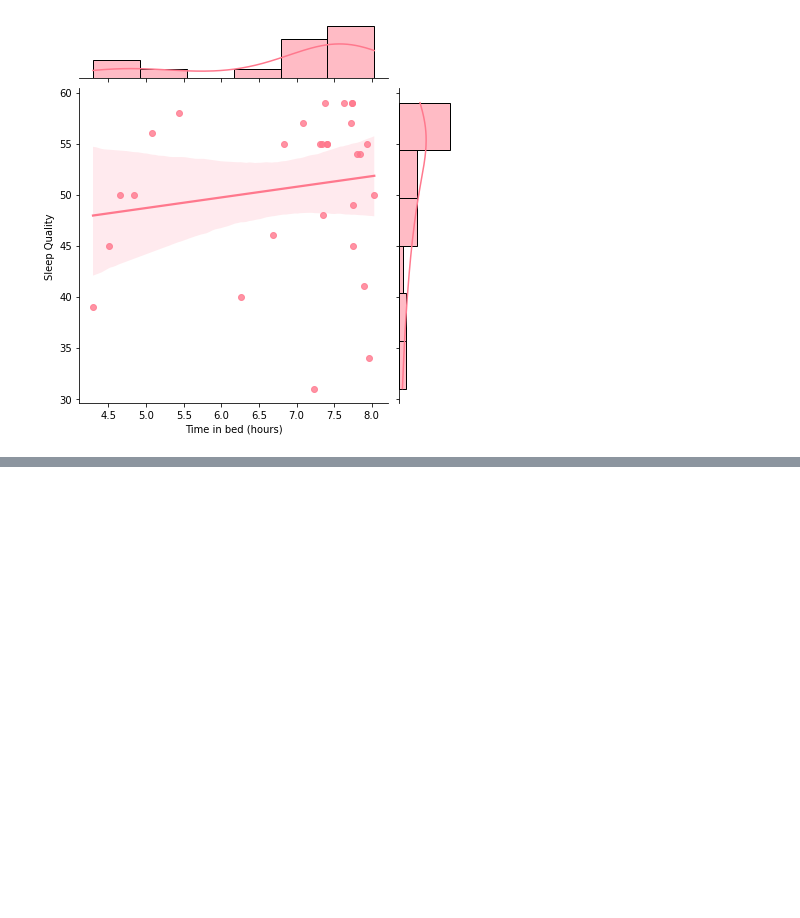
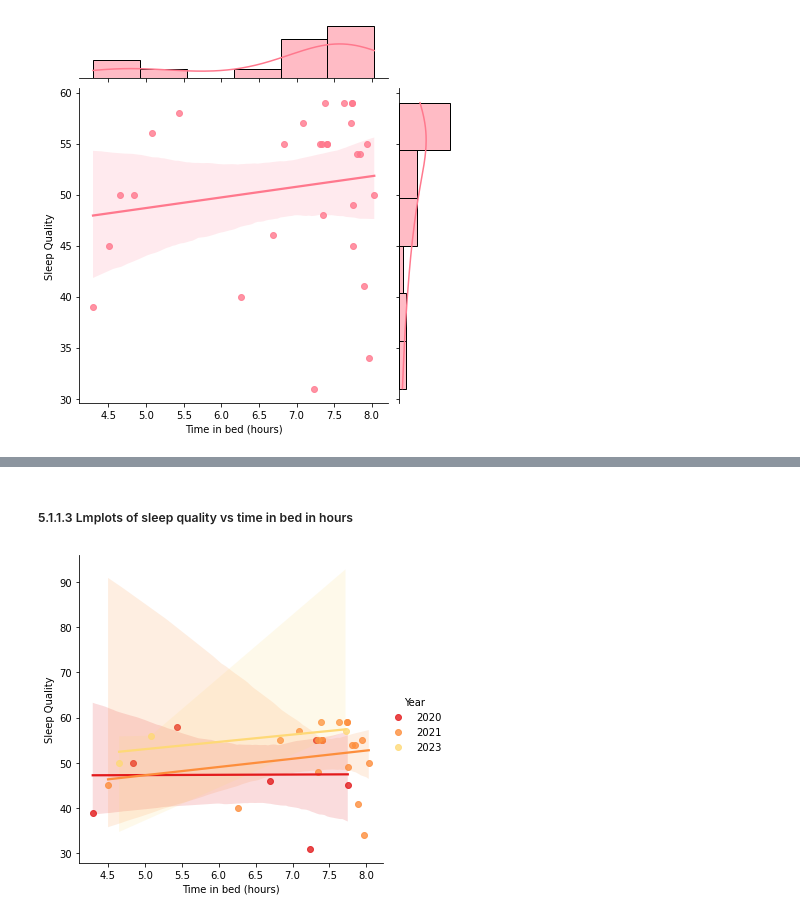
Before and after one commit to JRamirex/SleepCycleAnalyzer, a Jupyter notebook: SleepAnalyzer.ipynb, the cells around one changed output, grey strips where cells are left out. Saved outputs shown, nothing was run; the diff lists cells and outputs as text; code cells hidden in the pictures; blank space fills up the shorter version.

```diff
--- a/SleepAnalyzer.ipynb
+++ b/SleepAnalyzer.ipynb
@@ -481,0 +482,8 @@ plt.show()
+# %% [markdown]
+##### 5.1.1.3 Lmplots of sleep quality vs time in bed in hours
+# %%
+# Lmplot
+sns.lmplot(data = worstSleep, x='Time in bed (hours)', y='Sleep Quality', hue="Year", palette='YlOrRd_r')
+plt.show()
+# %% [output]
+[figure, added]
```
Also changed, not shown: parts of 9 cells of this notebook.
